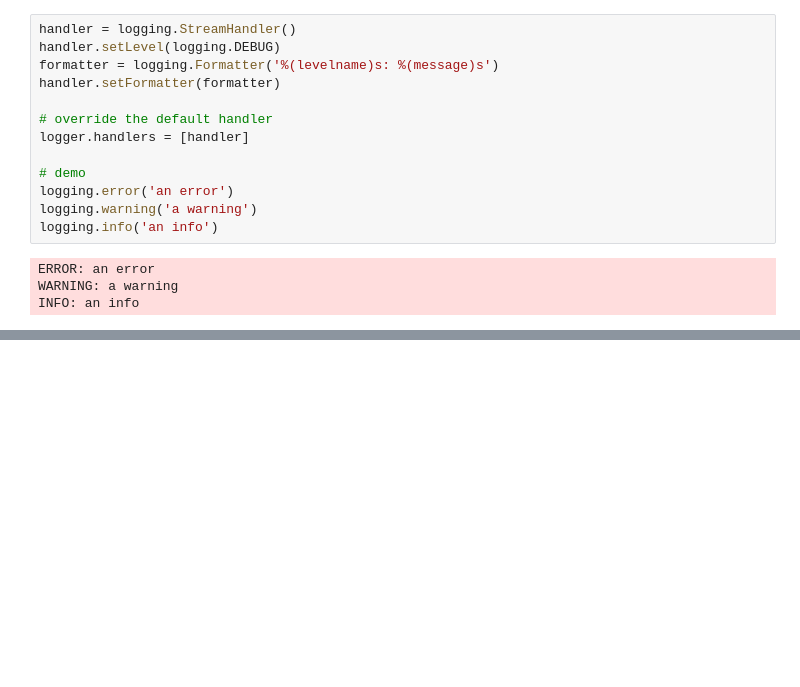
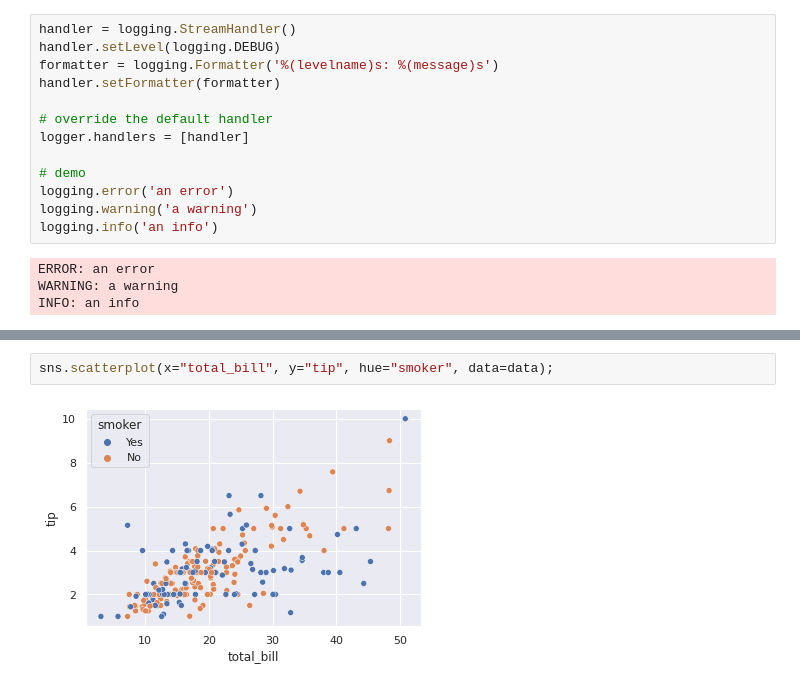
Before and after one commit to steffiland/jupyter-notes, a Jupyter notebook: demos/Introduction.ipynb, the cells around one changed output, grey strips where cells are left out. Saved outputs shown, nothing was run; the diff lists cells and outputs as text; blank space fills up the shorter version.

```diff
--- a/demos/Introduction.ipynb
+++ b/demos/Introduction.ipynb
@@ -138,0 +299,4 @@ INFO: an info
+# %%
+sns.scatterplot(x="total_bill", y="tip", hue="smoker", data=data);
+# %% [output]
+[figure, added]
```
Also changed, not shown: parts of 51 cells of this notebook, 6 other files.
